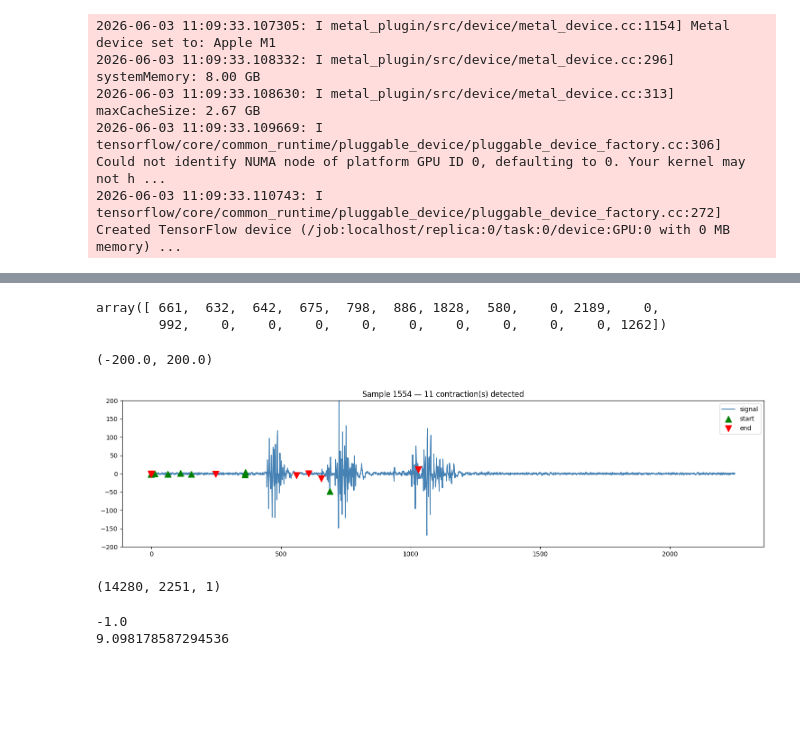
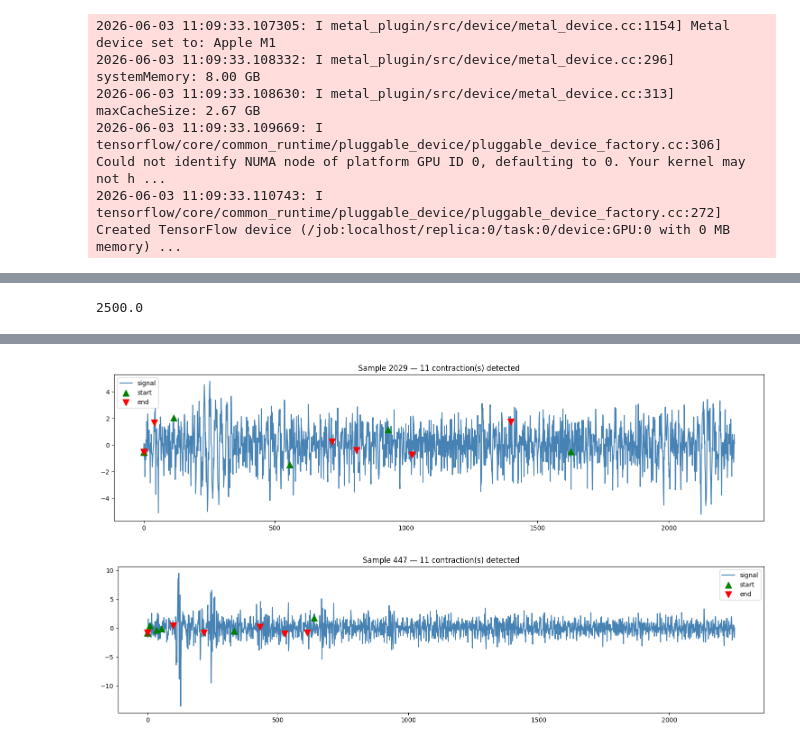
Before and after one commit to zeynoozkaya/SoundSleep, a Jupyter notebook: CNN_v3.ipynb, the cells around one changed output, grey strips where cells are left out. Cells and saved outputs as stored; diff of their text form; code cells hidden in the pictures; blank space fills up the shorter version.

Commit message:
first attempt at regression

```diff
--- a/CNN_v3.ipynb
+++ b/CNN_v3.ipynb
@@ -95,17 +95,20 @@ def resample_timeseries(X, orig_fs, target_fs):
 def masked_mse_with_counts():
     def loss_fn(y_true, y_pred):
         counts_active = tf.cast(y_true[:, -1], tf.float32) * 2
+
         y_true_pos = y_true[:, :-1]
 
         max_len = tf.shape(y_true_pos)[1]
         range_row = tf.cast(tf.range(max_len), tf.float32)
         mask = range_row[tf.newaxis, :] < counts_active[:, tf.newaxis]
+        mask_float = tf.cast(mask, tf.float32)
+        y_true_masked = tf.cast(y_true_pos, tf.float32) * mask_float
+        y_pred_masked = tf.abs(y_pred) * mask_float  # force positive before masking
 
-        squared_error = tf.square(y_pred - tf.cast(y_true_pos, tf.float32))
-        masked_error = squared_error * tf.cast(mask, tf.float32)
 
-        total_mask = tf.reduce_sum(tf.cast(mask, tf.float32))
-        return tf.reduce_sum(masked_error) / tf.maximum(total_mask, 1.0)  # avoid div by zero
+        absolute_error = tf.abs(y_pred_masked - y_true_masked)
+        total_mask = tf.reduce_sum(mask_float)
+        return tf.reduce_sum(absolute_error) / tf.maximum(total_mask, 1.0) # avoid div by zero
     return loss_fn
 # %%
 # returns sample points of contractions based on index in segmentationa array
@@ -161,6 +164,11 @@ def run_kfold_training(model_func,X_train_full, X, y, groups_train_full, input_s
         print(f"Fold: {fold} {'='*65}")
         X_train, X_val = X[train_idx], X[val_idx]  # use X_train_full, not X
         y_train, y_val = y[train_idx], y[val_idx]
+
+        # check that no subject appears in both train and val
+        train_subjects = set(groups_train_full[train_idx])
+        val_subjects = set(groups_train_full[val_idx])
+        print("Overlap:", train_subjects.intersection(val_subjects))  # should be empty
 
         model = model_func(input_shape, num_classes, feature_num)
 
@@ -339,12 +347,17 @@ epoch_len = np.shape(X_zygo)[1]
 # %% [markdown]
 ### Training Data for Regression CNN
 # %%
-def sanity_check_regression_labels(y_events, y_events_labels, idx=None):
+def sanity_check_regression_labels(y_events, y_events_labels,count_preds, idx=None,testing=False):
     if idx is None:
         idx = np.random.randint(0, len(y_events))
 
     signal = y_events[idx]
-    labels = y_events_labels[idx]
+    count = count_preds[idx]  # use predicted count to slice
+
+    if (testing):
+        labels = y_events_labels[idx, :count * 2]
+    else:
+        labels = y_events_labels[idx]
     active_labels = labels[labels != -1]  # strip padding
 
     starts = active_labels[0::2].astype(int)  # every other starting from 0
@@ -383,7 +396,7 @@ y_events_labels_normalized[mask] = y_events_labels_normalized[mask] / epoch_len
 
 # no normalization
 true_counts = (y_events_labels != -1).sum(axis=1) // 2          # (N,) — number of contractions per sample
-y_events_labels_with_counts = np.concatenate([y_events_labels_normalized, true_counts[:, np.newaxis]], axis=1 )      # (N, 23) — 22 positions + 1 count
+y_events_labels_with_counts = np.concatenate([y_events_labels_resampled, true_counts[:, np.newaxis]], axis=1 )      # (N, 23) — 22 positions + 1 count
 
 
 y_train_full_events = y_events_labels_with_counts[idx_train]
@@ -533,8 +559,16 @@ Epoch 10/10
+# %%
+np.max(y_events_labels_with_counts[:,:22])
+# %% [output]
+2500.0
 # %%
-preds_normalized = model_regression_final.predict(X_test)  # (N, 22), values in [0,1]
+preds= model_regression_final.predict(X_test)  # (N, 22), values in [0,1]
+#count_preds_test = np.argmax(model.predict(X_test),axis=1)
 
 # denormalize
-preds = np.clip(preds_normalized, 0, 1) * epoch_len  # clip before denormalizing
-preds = np.round(preds).astype(int)
+#preds = np.clip(preds_normalized, 0, 1) * epoch_len  # clip before denormalizing
+#preds = np.round(preds).astype(int)
 preds = np.where(preds >= epoch_len, 0, preds)
+preds = np.where(preds < 0, 0, preds)
+
+sanity_check_regression_labels(X_test,preds,count_preds_test,testing=False) # y_events y_events_labels
 # %% [output]
@@ -542,21 +576,5 @@ preds = np.where(preds >= epoch_len, 0, preds)
+[figure, added]
-# %%
-preds[0]
-# %% [output]
-array([ 661,  632,  642,  675,  798,  886, 1828,  580,    0, 2189,    0,
-        992,    0,    0,    0,    0,    0,    0,    0,    0,    0, 1262])
-# %%
-sanity_check_regression_labels(X_test,preds) # y_events y_events_labels
-plt.ylim(-200,200)
-# %% [output]
-(-200.0, 200.0)
-[figure, removed]
-# %%
-np.shape(X)
-# %% [output]
-(14280, 2251, 1)
-# %%
-print(y_events_labels_normalized[y_events_labels_normalized != -1/epoch_len].min())
-print(y_events_labels_normalized[y_events_labels_normalized != -1/epoch_len].max())
-# %% [output]
--1.0
-9.098178587294536
+# %%
+sanity_check_regression_labels(X_test,preds,count_preds_test,testing=False) # y_events y_events_labels
+# %% [output]
+[figure, added]
```
Also changed, not shown: parts of 4 cells of this notebook.
